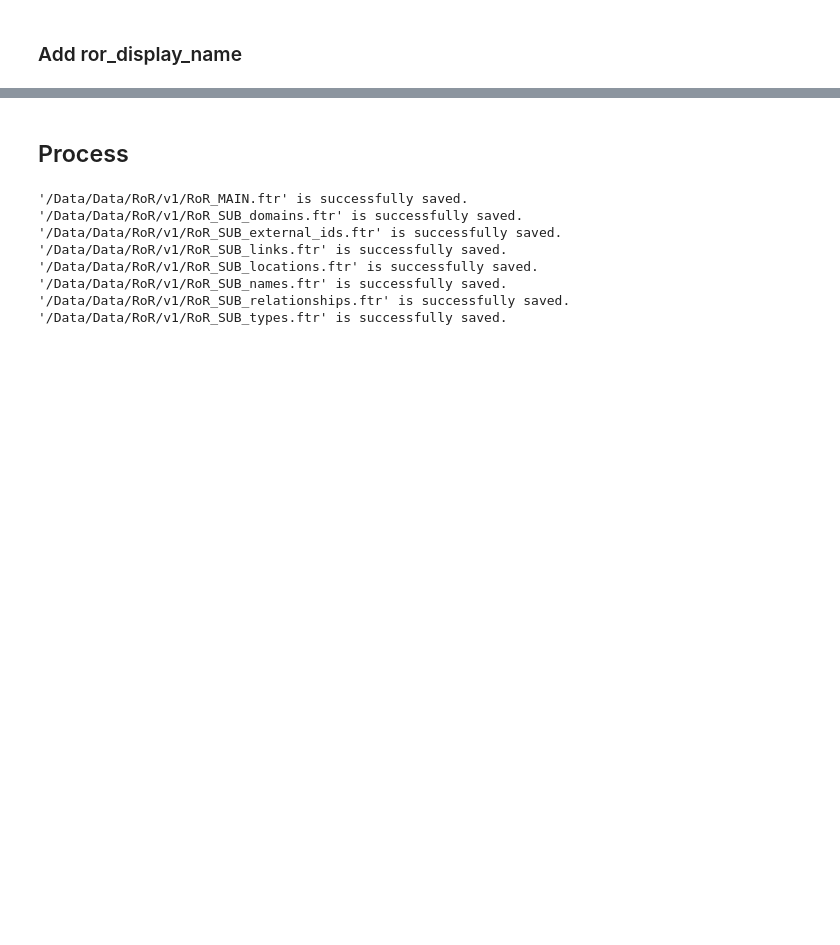
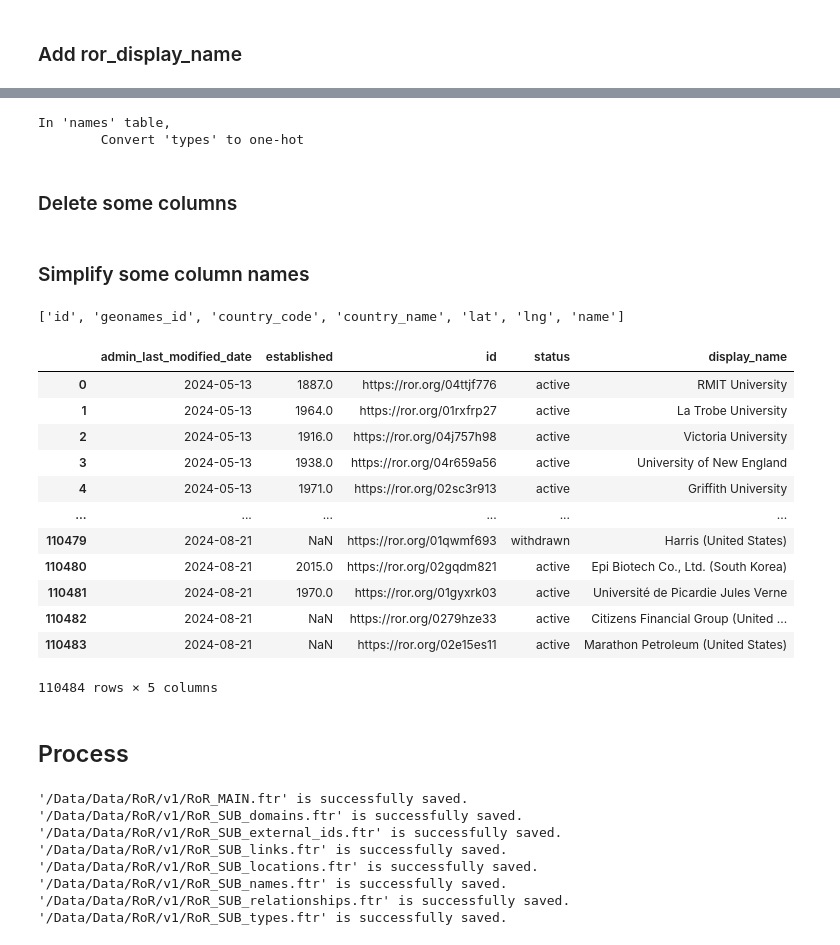
Before and after one commit to KISTI-GlobalRnD/KISTI_DB_Manager, a Jupyter notebook: 0.1.Sample_Code-ROR.ipynb, the cells around one changed output, grey strips where cells are left out. Saved outputs shown, nothing was run; the diff lists cells and outputs as text; code cells hidden in the pictures; blank space fills up the shorter version.

Commit message:
Update some processing code.

```diff
--- a/0.1.Sample_Code-ROR.ipynb
+++ b/0.1.Sample_Code-ROR.ipynb
@@ -826,8 +826,13 @@ imp.reload(manage), imp.reload(preview), imp.reload(processing), imp.reload(plot
 # %% [markdown]
 ## Additional Update
 # %%
-flist = sorted([x for x in os.listdir(PATH) if ".ftr" in x])
+path = "/Data/Data/RoR/"
+
+flist = sorted([x for x in os.listdir(path) if ".ftr" in x])
 flist
+
+# flist = sorted([x for x in os.listdir(path+'v1/') if ".ftr" in x])
+# flist
 # %% [output]
 ['01__RoR__MAIN.ftr',
  '02__RoR__SUB__domains.ftr',
@@ -837,9 +842,3 @@ flist
  '06__RoR__SUB__names.ftr',
  '07__RoR__SUB__relationships.ftr',
  '08__RoR__SUB__types.ftr']
-# %%
-flist = sorted([x for x in os.listdir(PATH) if ".ftr" in x])
-flist
-
-# flist = sorted([x for x in os.listdir(path+'v1/') if ".ftr" in x])
-# flist
@@ -855,5 +845,9 @@ flist
 # %%
-del(df_subs)
+sep = '__'
+try:
+    del(df_subs)
+except:
+    pass
 df_subs = dict()
 
 for i, f in enumerate(flist):
@@ -899,0 +896,8 @@ df.columns = cols
+# %%
+for table in df_subs:
+    processing.one_hot_encoding(df_subs[table], table)
+# %% [output]
+In 'names' table,
+        Convert 'types' to one-hot
+# %% [markdown]
+### Delete some columns
@@ -900,3 +908,29 @@ df.columns = cols
+# %% [markdown]
+### Simplify some column names
+# %%
+table_name = 'locations'
+suffix = 'geonames_details_'
+cols = df_subs[table_name]
+new_cols = [x.replace(suffix, '') for x in cols]
+df_subs[table_name].columns = new_cols
+# %% [output]
+['id', 'geonames_id', 'country_code', 'country_name', 'lat', 'lng', 'name']
+# %%
+df
+# %% [output]
+|  | admin_last_modified_date | established | id | status | display_name |
+| 0 | 2024-05-13 | 1887.0 | https://ror.org/04ttjf776 | active | RMIT University |
+| 1 | 2024-05-13 | 1964.0 | https://ror.org/01rxfrp27 | active | La Trobe University |
+| 2 | 2024-05-13 | 1916.0 | https://ror.org/04j757h98 | active | Victoria University |
+| 3 | 2024-05-13 | 1938.0 | https://ror.org/04r659a56 | active | University of New England |
+| 4 | 2024-05-13 | 1971.0 | https://ror.org/02sc3r913 | active | Griffith University |
+| ... | ... | ... | ... | ... | ... |
+| 110479 | 2024-08-21 | NaN | https://ror.org/01qwmf693 | withdrawn | Harris (United States) |
+| 110480 | 2024-08-21 | 2015.0 | https://ror.org/02gqdm821 | active | Epi Biotech Co., Ltd. (South Korea) |
+| 110481 | 2024-08-21 | 1970.0 | https://ror.org/01gyxrk03 | active | Université de Picardie Jules Verne |
+| 110482 | 2024-08-21 | NaN | https://ror.org/0279hze33 | active | Citizens Financial Group (United ... |
+| 110483 | 2024-08-21 | NaN | https://ror.org/02e15es11 | active | Marathon Petroleum (United States) |
+110484 rows × 5 columns
 # %% [markdown]
 ## Process
 # %%
```
Also changed, not shown: parts of 6 cells of this notebook, 3 other files.
